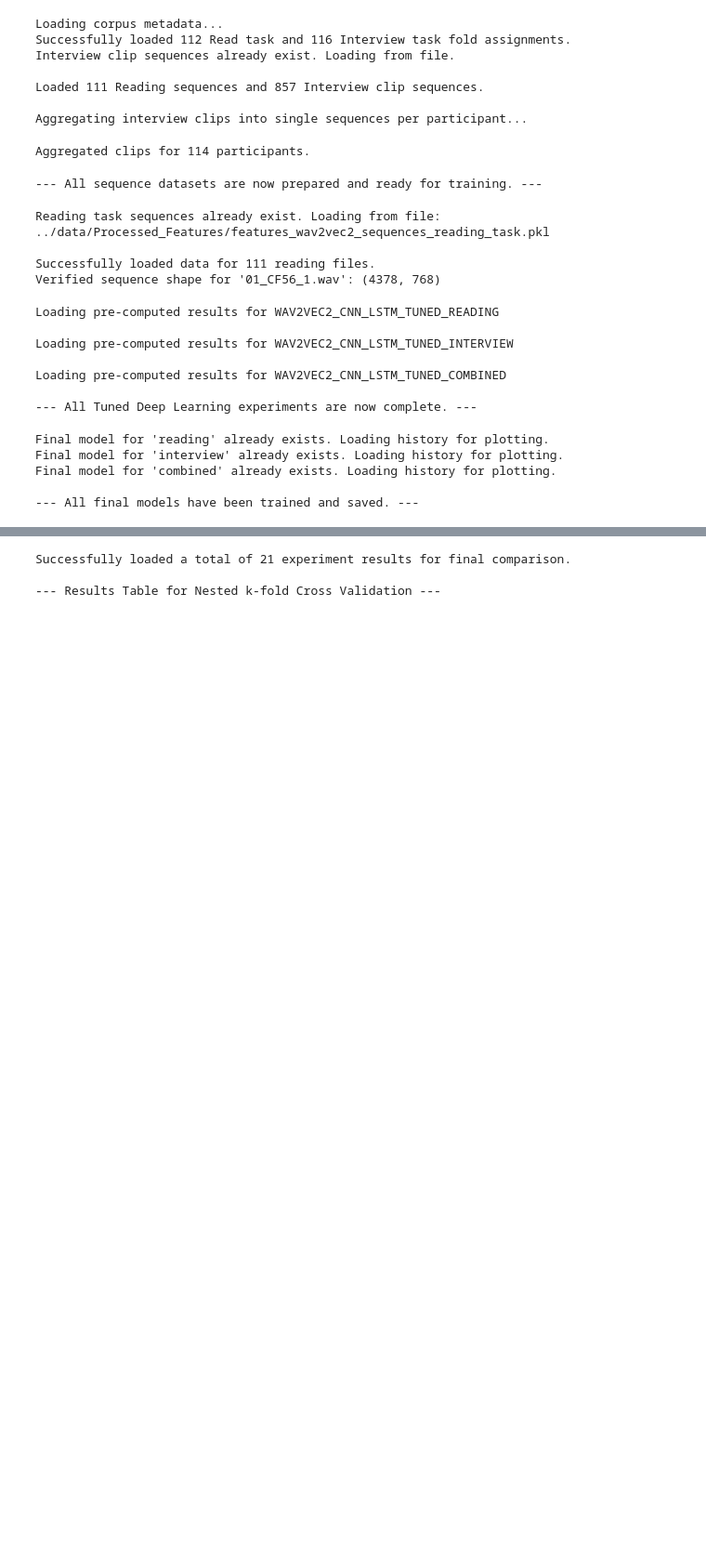
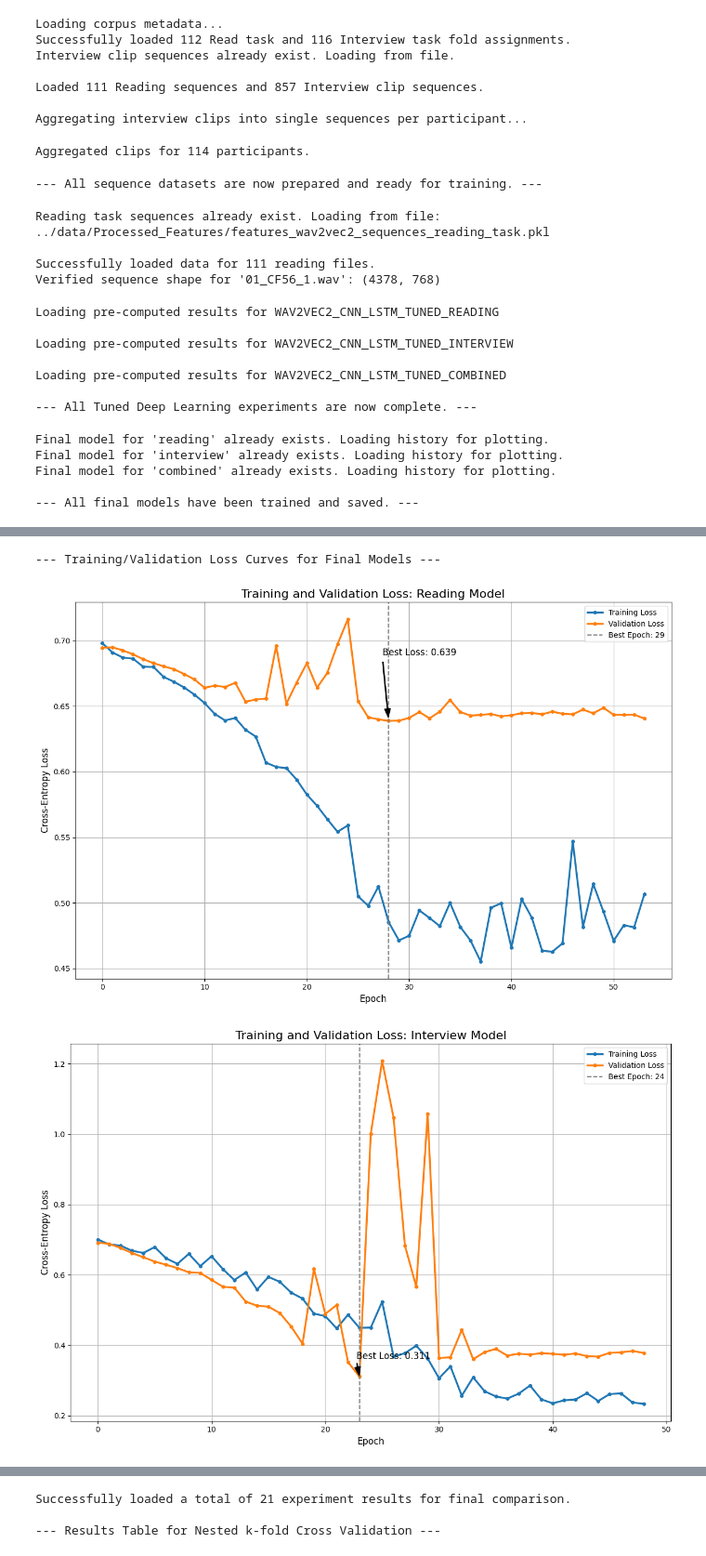
Before and after one commit to ayushpradhan-dev/robust-speech-analysis-framework, a Jupyter notebook: notebooks/03_cnn_lstm_experiment.ipynb, the cells around one changed output, grey strips where cells are left out. Shown at 93% size. Saved outputs shown, nothing was run; the diff lists cells and outputs as text; code cells hidden in the pictures; blank space fills up the shorter version.

Commit message:
Update: Faceted multiple plots for improved readability and interpretability. Added minor documentation changes.

```diff
--- a/notebooks/03_cnn_lstm_experiment.ipynb
+++ b/notebooks/03_cnn_lstm_experiment.ipynb
@@ -362,0 +307,57 @@ plt.show()
+# %%
+# Visualize Training and Validation Loss Curves
+
+import matplotlib.pyplot as plt
+
+print("--- Training/Validation Loss Curves for Final Models ---")
+
+# Loop through the three data types to find their saved models and create a plot for each
+for data_type in ['reading', 'interview', 'combined']:
+
+    # Create a new, separate figure for each data type
+    plt.figure(figsize=(12, 8))
+
+    MODEL_SAVE_PATH = f'../models/final_tuned_cnn_lstm_{data_type}.pt'
+
+    # Load the history directly from the saved model file
+    if os.path.exists(MODEL_SAVE_PATH):
+        saved_data = torch.load(MODEL_SAVE_PATH)
+
+        # Check if the history was saved in the file
+        if 'train_loss_history' in saved_data and 'val_loss_history' in saved_data:
+            train_history = saved_data['train_loss_history']
+            val_history = saved_data['val_loss_history']
+
+            # Plot the training and validation loss
+            plt.plot(train_history, label='Training Loss', color='C0', lw=2.5, marker='o', markersize=4)
+            plt.plot(val_history, label='Validation Loss', color='C1', lw=2.5, marker='o', markersize=4)
+
+            # Find the epoch with the best validation loss to annotate the plot
+            best_epoch = np.argmin(val_history)
+            best_val_loss = np.min(val_history)
+
+            # Add a vertical line and annotation to mark the best epoch
+            plt.axvline(x=best_epoch, color='grey', linestyle='--', label=f'Best Epoch: {best_epoch + 1}')
+            plt.annotate(f'Best Loss: {best_val_loss:.3f}',
+                        xy=(best_epoch, best_val_loss),
+                        xytext=(best_epoch + 3, best_val_loss + 0.05), # Adjusted text position
+                        arrowprops=dict(facecolor='black', shrink=0.05, width=1, headwidth=8),
+                        ha='center', fontsize=12)
+
+            plt.title(f'Training and Validation Loss: {data_type.title()} Model', fontsize=16)
+            plt.legend()
+        else:
+            plt.title(f'Model: {data_type.title()}\n(History not found in file)')
+    else:
+        plt.title(f'Model: {data_type.title()}\n(Model file not found)')
+
+    # Add labels and grid, then show the plot
+    plt.xlabel('Epoch', fontsize=12)
+    plt.ylabel('Cross-Entropy Loss', fontsize=12)
+    plt.grid(True)
+    plt.tight_layout()
+    plt.show()
+# %% [output]
+--- Training/Validation Loss Curves for Final Models ---
+[figure, added]
+[figure, added]
```
Also changed, not shown: parts of 5 cells of this notebook, 3 other files.
